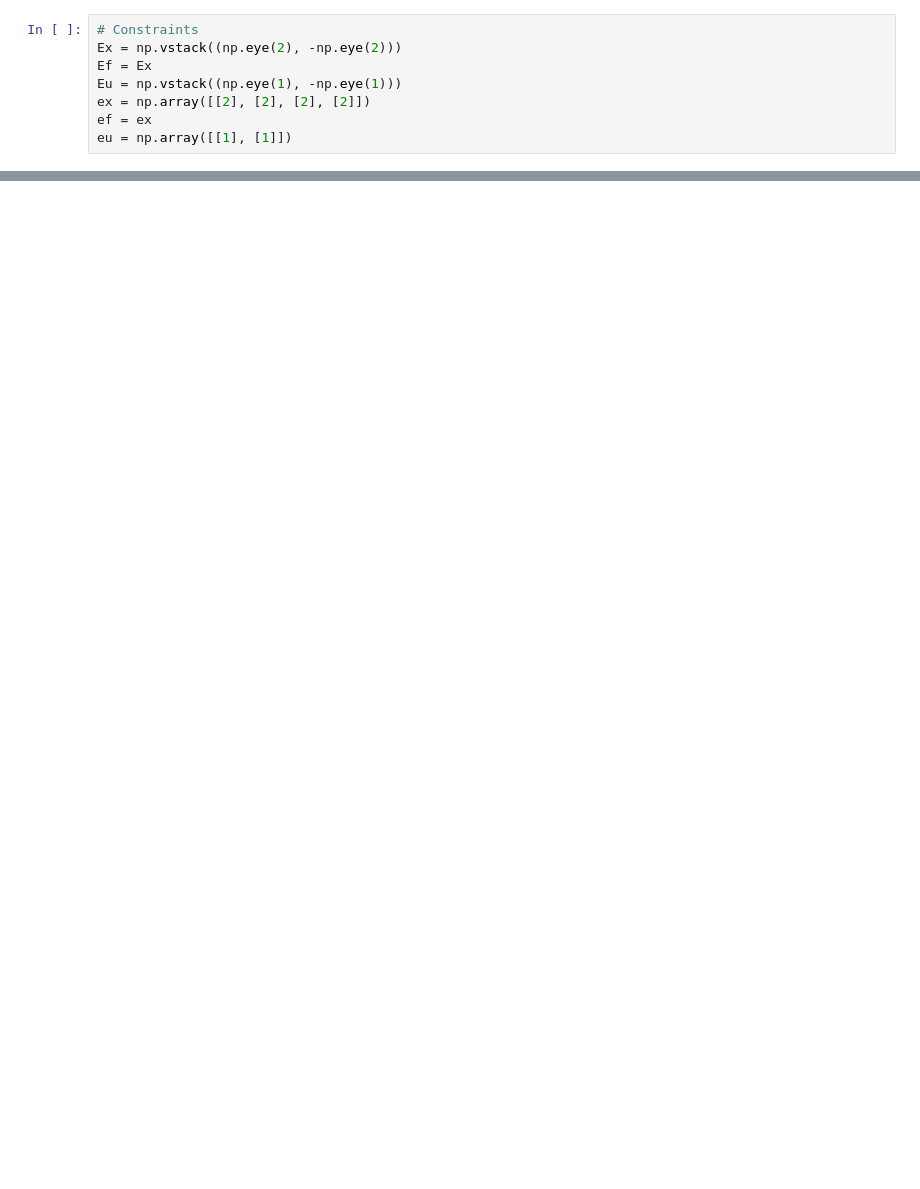
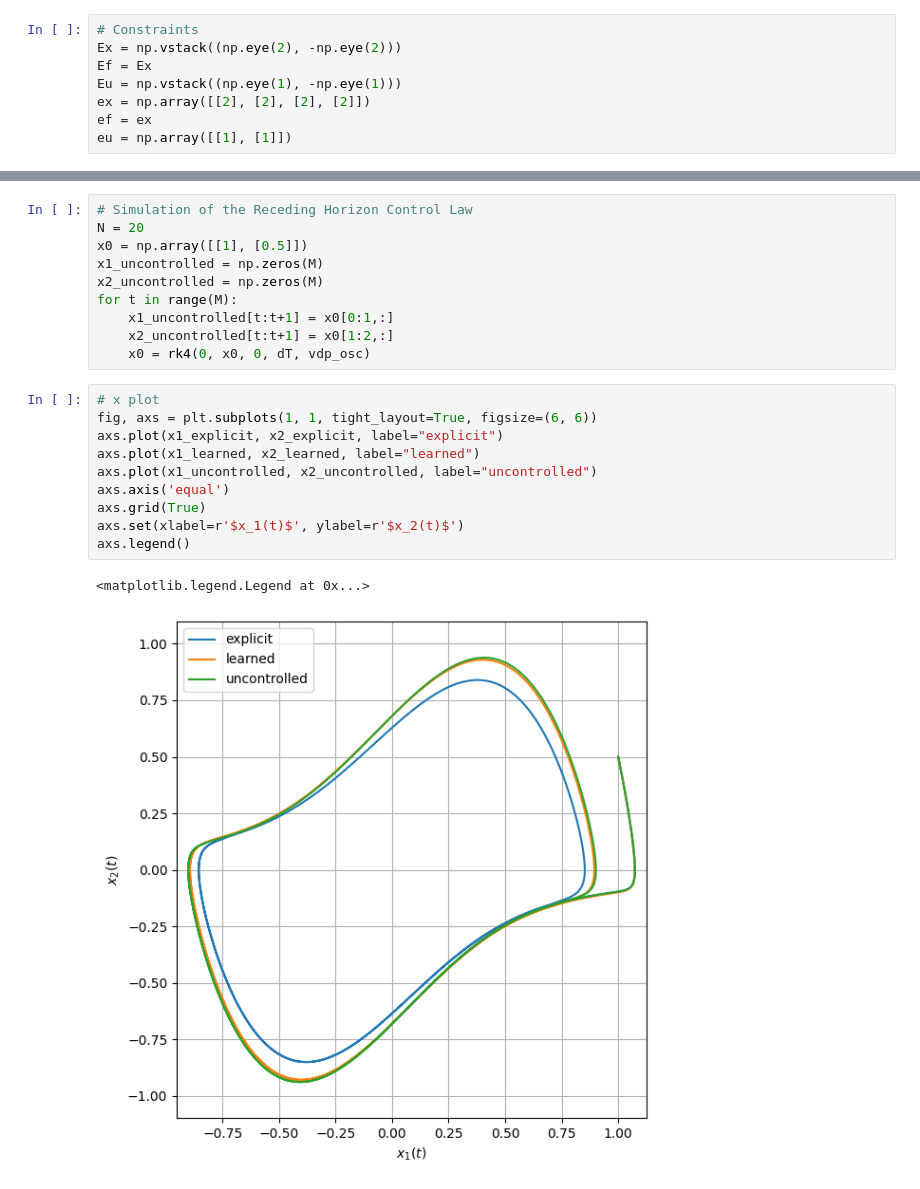
Before and after one commit to AlbertoZaupa/numerical_experiments, a Jupyter notebook: KoopMPC/VdP_osc_example.ipynb, the cells around one changed output, grey strips where cells are left out. Cells and saved outputs as stored; diff of their text form; blank space fills up the shorter version.

```diff
--- a/KoopMPC/VdP_osc_example.ipynb
+++ b/KoopMPC/VdP_osc_example.ipynb
@@ -60,0 +114,23 @@ axs.set(xlabel=r'$x_1(t)$', ylabel=r'$x_2(t)$')
+# %%
+# Simulation of the Receding Horizon Control Law
+N = 20
+x0 = np.array([[1], [0.5]])
+x1_uncontrolled = np.zeros(M)
+x2_uncontrolled = np.zeros(M)
+for t in range(M):
+    x1_uncontrolled[t:t+1] = x0[0:1,:]
+    x2_uncontrolled[t:t+1] = x0[1:2,:]
+    x0 = rk4(0, x0, 0, dT, vdp_osc)
+# %%
+# x plot
+fig, axs = plt.subplots(1, 1, tight_layout=True, figsize=(6, 6))
+axs.plot(x1_explicit, x2_explicit, label="explicit")
+axs.plot(x1_learned, x2_learned, label="learned")
+axs.plot(x1_uncontrolled, x2_uncontrolled, label="uncontrolled")
+axs.axis('equal')
+axs.grid(True)
+axs.set(xlabel=r'$x_1(t)$', ylabel=r'$x_2(t)$')
+axs.legend()
+# %% [output]
+<matplotlib.legend.Legend at 0x...>
+[figure, added]
```
Also changed, not shown: parts of 14 cells of this notebook, 8 other files.
